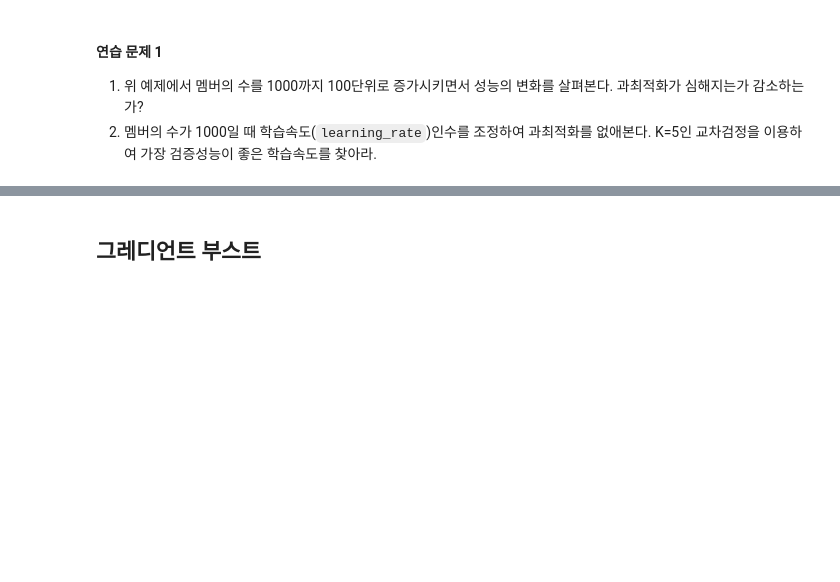
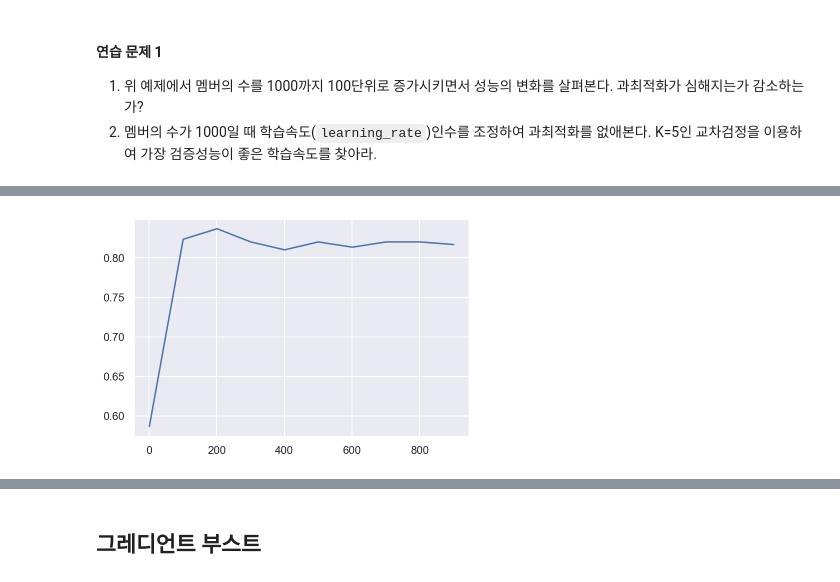
Before and after one commit to saanghyuk/0B-python, a Jupyter notebook: data_analysis/5_07_Ensemble_Boosting.ipynb, the cells around one changed output, grey strips where cells are left out. Saved outputs shown, nothing was run; the diff lists cells and outputs as text; code cells hidden in the pictures; blank space fills up the shorter version.

```diff
--- a/data_analysis/5_07_Ensemble_Boosting.ipynb
+++ b/data_analysis/5_07_Ensemble_Boosting.ipynb
@@ -181,0 +295,4 @@ plt.tight_layout()
+# %%
+model1 = AdaBoostClassifier(DecisionTreeClassifier(max_depth=1), n_estimators=500)
+model1.fit(X, y)
+len(model1.estimators_)
@@ -207,0 +342,5 @@ for n in np.arange(1, 1001, 100):
+# %%
+plt.plot(np.arange(1, 1000, 100), mean_test_accuracy)
+plt.show()
+# %% [output]
+[figure, added]
```
Also changed, not shown: parts of 23 cells of this notebook, 5 other files.
